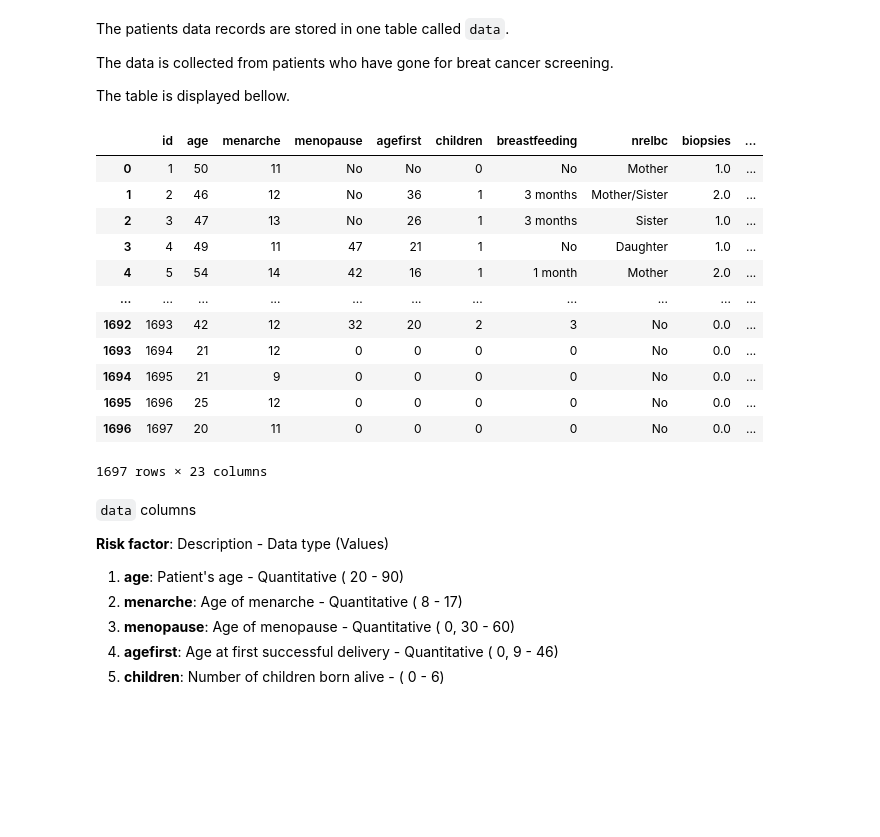
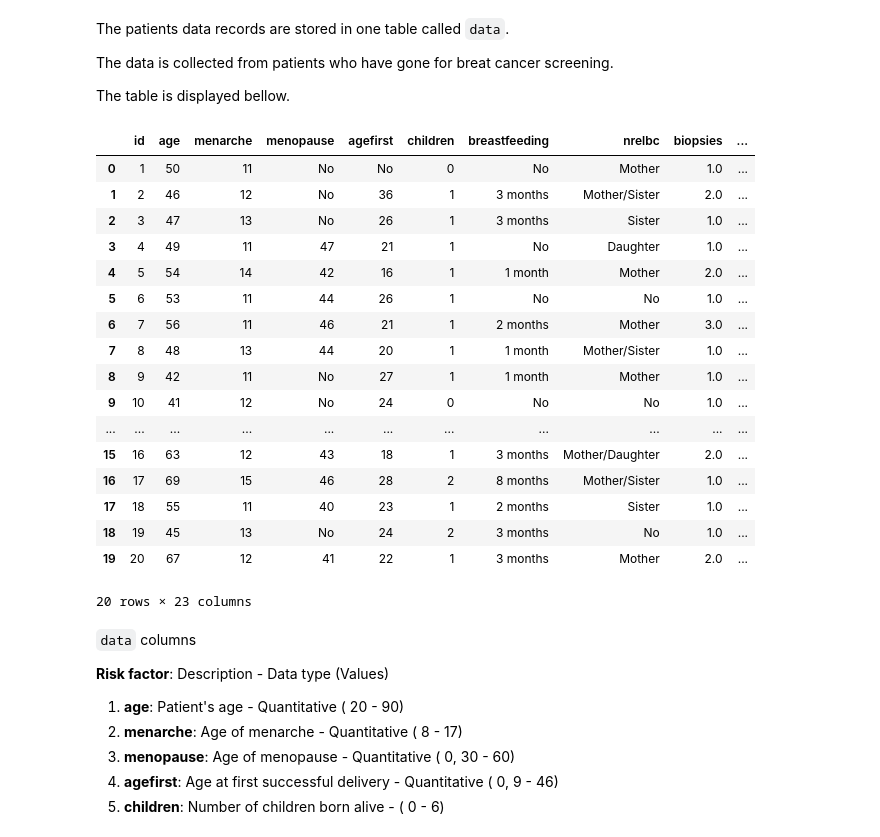
Before and after one commit to uginm102/MCSC-MUK, a Jupyter notebook: MCS7103-MachineLearning/Assignment1.ipynb, the cells around one changed output. Saved outputs shown, nothing was run; the diff lists cells and outputs as text; code cells hidden in the pictures; blank space fills up the shorter version.

```diff
--- a/MCS7103-MachineLearning/Assignment1.ipynb
+++ b/MCS7103-MachineLearning/Assignment1.ipynb
@@ -31,21 +33,26 @@ The data is collected from patients who have gone for breat cancer screening.
 The table is displayed bellow.
 # %%
 # Display data
-data
+data.head(20)
 # %% [output]
 |  | id | age | menarche | menopause | agefirst | children | breastfeeding | nrelbc | biopsies | ... |
 | 0 | 1 | 50 | 11 | No | No | 0 | No | Mother | 1.0 | ... |
 | 1 | 2 | 46 | 12 | No | 36 | 1 | 3 months | Mother/Sister | 2.0 | ... |
 | 2 | 3 | 47 | 13 | No | 26 | 1 | 3 months | Sister | 1.0 | ... |
 | 3 | 4 | 49 | 11 | 47 | 21 | 1 | No | Daughter | 1.0 | ... |
 | 4 | 5 | 54 | 14 | 42 | 16 | 1 | 1 month | Mother | 2.0 | ... |
+| 5 | 6 | 53 | 11 | 44 | 26 | 1 | No | No | 1.0 | ... |
+| 6 | 7 | 56 | 11 | 46 | 21 | 1 | 2 months | Mother | 3.0 | ... |
+| 7 | 8 | 48 | 13 | 44 | 20 | 1 | 1 month | Mother/Sister | 1.0 | ... |
+| 8 | 9 | 42 | 11 | No | 27 | 1 | 1 month | Mother | 1.0 | ... |
+| 9 | 10 | 41 | 12 | No | 24 | 0 | No | No | 1.0 | ... |
 | ... | ... | ... | ... | ... | ... | ... | ... | ... | ... | ... |
-| 1692 | 1693 | 42 | 12 | 32 | 20 | 2 | 3 | No | 0.0 | ... |
-| 1693 | 1694 | 21 | 12 | 0 | 0 | 0 | 0 | No | 0.0 | ... |
-| 1694 | 1695 | 21 | 9 | 0 | 0 | 0 | 0 | No | 0.0 | ... |
-| 1695 | 1696 | 25 | 12 | 0 | 0 | 0 | 0 | No | 0.0 | ... |
-| 1696 | 1697 | 20 | 11 | 0 | 0 | 0 | 0 | No | 0.0 | ... |
+| 15 | 16 | 63 | 12 | 43 | 18 | 1 | 3 months | Mother/Daughter | 2.0 | ... |
+| 16 | 17 | 69 | 15 | 46 | 28 | 2 | 8 months | Mother/Sister | 1.0 | ... |
+| 17 | 18 | 55 | 11 | 40 | 23 | 1 | 2 months | Sister | 1.0 | ... |
+| 18 | 19 | 45 | 13 | No | 24 | 2 | 3 months | No | 1.0 | ... |
+| 19 | 20 | 67 | 12 | 41 | 22 | 1 | 3 months | Mother | 2.0 | ... |
-1697 rows × 23 columns
+20 rows × 23 columns
 # %% [markdown]
 `data` columns
 
```
Also changed, not shown: parts of 38 cells of this notebook.
